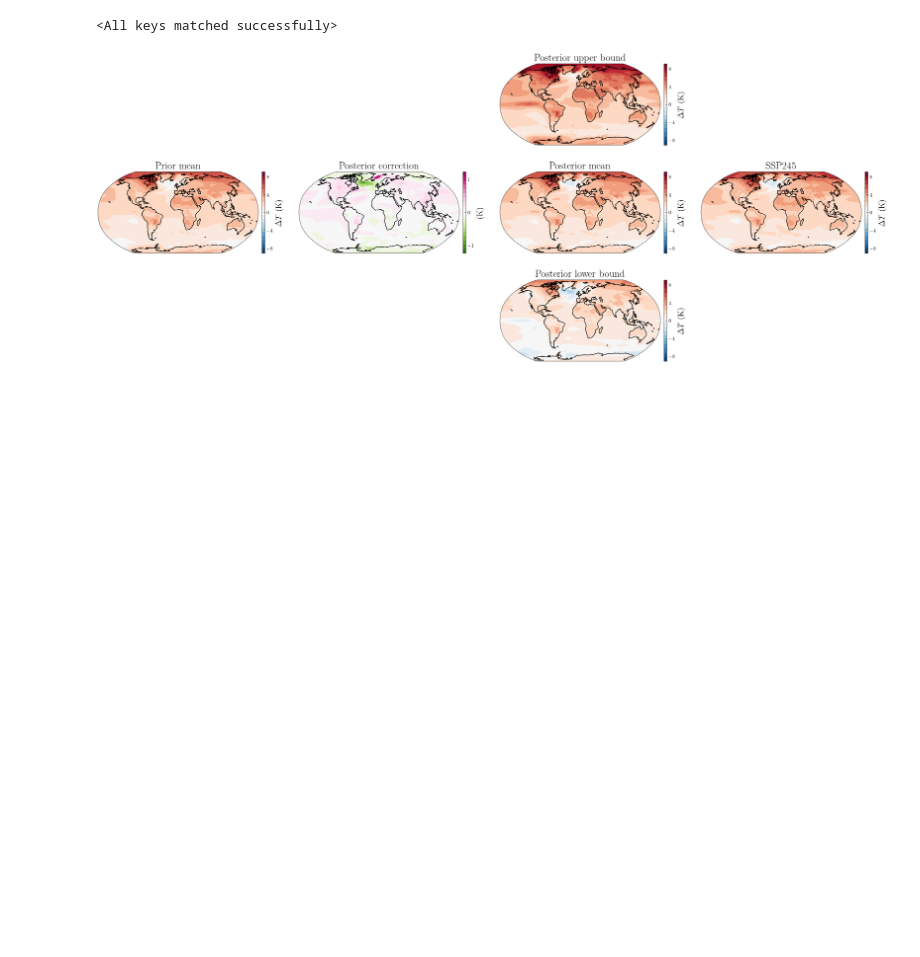
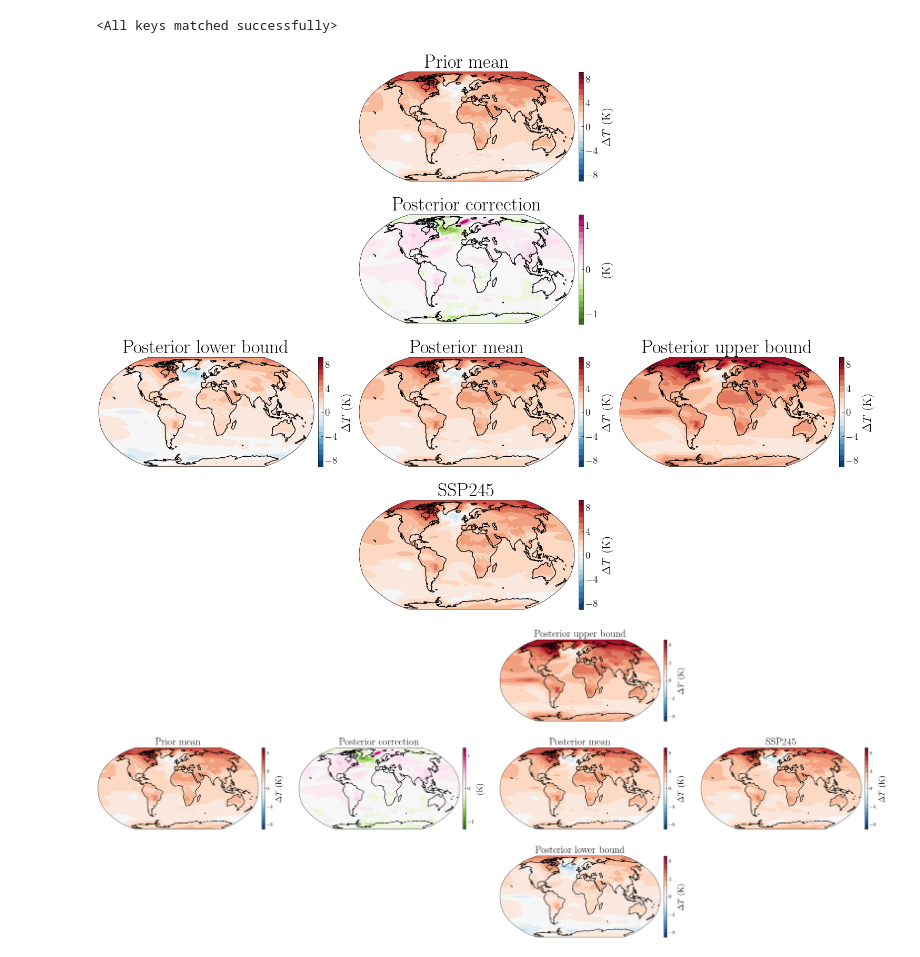
Before and after one commit to shahineb/FaIRGP, a Jupyter notebook: notebooks/SSP-spatial-experiments-plots-FaIRGP.ipynb, the cells around one changed output. Saved outputs shown, nothing was run; the diff lists cells and outputs as text; code cells hidden in the pictures; blank space fills up the shorter version.

```diff
--- a/notebooks/SSP-spatial-experiments-plots-FaIRGP.ipynb
+++ b/notebooks/SSP-spatial-experiments-plots-FaIRGP.ipynb
@@ -72,6 +72,59 @@ xr_posterior_mean = encapsulate(posterior_mean)
 xr_posterior_ub = encapsulate(posterior_ub)
 xr_posterior_lb = encapsulate(posterior_lb)
 xr_groundtruth = encapsulate(test_tas)
+# %%
+start, end = 2080, 2100
+time_slice = slice(start, end)
+
+xr_prior_mean = xr_prior_mean.sel(time=time_slice).mean(dim='time')
+xr_correction = xr_posterior_correction.sel(time=time_slice).mean(dim='time')
+xr_posterior_mean = xr_posterior_mean.sel(time=time_slice).mean(dim='time')
+xr_posterior_ub = xr_posterior_ub.sel(time=time_slice).mean(dim='time')
+xr_posterior_lb = xr_posterior_lb.sel(time=time_slice).mean(dim='time')
+xr_groundtruth = xr_groundtruth.sel(time=time_slice).mean(dim='time')
+# %%
+fig, ax = plt.subplots(4, 3, figsize=(15, 11), subplot_kw={'projection': ccrs.Robinson()})
+
+for i in [0, 1, 3]:
+    ax[i, 0].remove()
+    ax[i, 2].remove()
+
+vmax = max(np.abs(xr_posterior_ub.data).max(), np.abs(xr_posterior_lb.data).max(), np.abs(xr_groundtruth.data).max())
+
+_, __, cbar_prior_mean = vis.plot_contourf_on_ax(xr_prior_mean, fig, ax[0, 1], title="Prior mean", vmax=vmax, colorbar=True, fontsize=20)
+_, __, cbar_correction = vis.plot_contourf_on_ax(xr_correction, fig, ax[1, 1], title="Posterior correction", colorbar=True, cmap='PiYG_r', fontsize=20)
+_, __, cbar_posterior_ub = vis.plot_contourf_on_ax(xr_posterior_ub, fig, ax[2, 2], title="Posterior upper bound", vmax=vmax, colorbar=True, fontsize=20)
+_, __, cbar_posterior_mean = vis.plot_contourf_on_ax(xr_posterior_mean, fig, ax[2, 1], title="Posterior mean", vmax=vmax, colorbar=True, fontsize=20)
+_, __, cbar_posterior_lb = vis.plot_contourf_on_ax(xr_posterior_lb, fig, ax[2, 0], title="Posterior lower bound", vmax=vmax, colorbar=True, fontsize=20)
+_, __, cbar_groundtruth = vis.plot_contourf_on_ax(xr_groundtruth, fig, ax[3, 1], title="Groundtruth", vmax=vmax, colorbar=True, fontsize=20)
+cbars = (cbar_prior_mean, cbar_correction, cbar_posterior_mean, cbar_posterior_lb, cbar_posterior_ub, cbar_groundtruth)
+
+cbar_fontsize = 18
+ticks = [-8, -4, 0, 4, 8]
+
+for i, c in enumerate(cbars):
+    if i == 1:
+        continue
+    c.set_ticks(ticks)
+    c.ax.tick_params(labelsize=14)
+    c.set_label(r'$\Delta T$ (K)', fontsize=16)
+cbars[1].set_label('(K)', fontsize=16)
+cbars[1].set_ticks([-1, 0, 1])
+cbars[1].ax.tick_params(labelsize=14)
+
+
+ax[0, 1].set_title("Prior mean", fontsize=26)
+ax[1, 1].set_title("Posterior correction", fontsize=26)
+ax[2, 2].set_title("Posterior upper bound", fontsize=26)
+ax[2, 1].set_title("Posterior mean", fontsize=26)
+ax[2, 0].set_title("Posterior lower bound", fontsize=26)
+ax[3, 1].set_title("SSP245", fontsize=26)
+
+plt.tight_layout()
+plt.savefig('./figures/SSP245-spatial-prediction-FaIRGP-paper-plot.jpg', dpi=200)
+plt.show()
+# %% [output]
+[figure, added]
 # %%
 start, end = 2080, 2100
 time_slice = slice(start, end)
```
Also changed, not shown: 8 other files.
